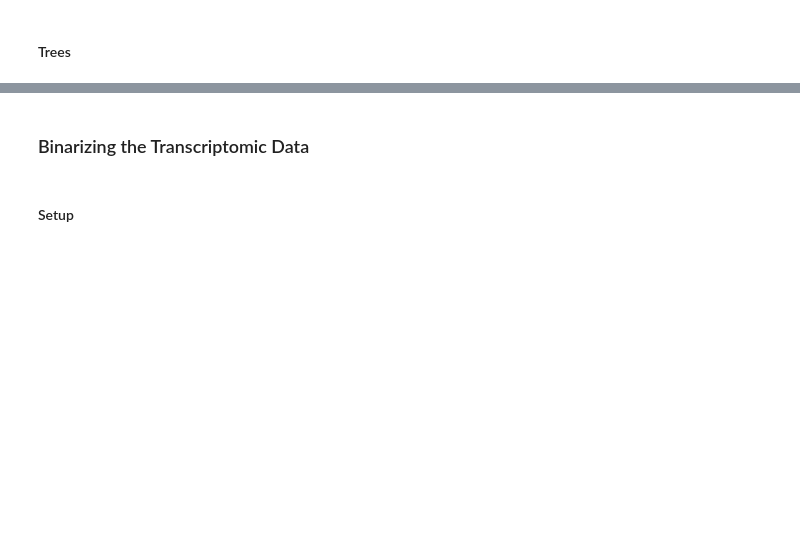
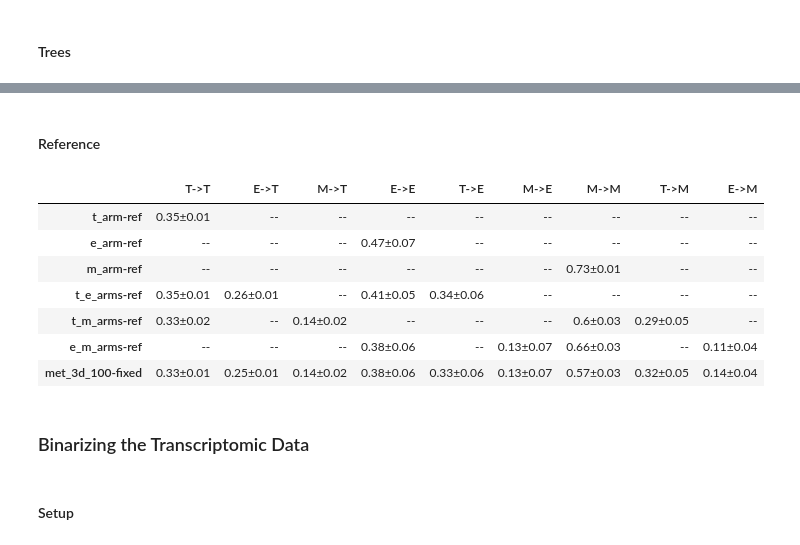
Before and after one commit to AllenInstitute/cplAE_MET, a Jupyter notebook: notebooks/Results.ipynb, the cells around one changed output, grey strips where cells are left out. Cells and saved outputs as stored; diff of their text form; code cells hidden in the pictures; blank space fills up the shorter version.

```diff
--- a/notebooks/Results.ipynb
+++ b/notebooks/Results.ipynb
@@ -569,3 +690,20 @@ build_table(general_scores, [
+# %% [markdown]
+#### Reference
+# %%
+build_table(general_scores, [
+    ("T->T", "patchseq", "T->T"), ("E->T", "patchseq", "E->T"), ("M->T", "patchseq", "M->T"), ("E->E", "patchseq", "E->E"),
+    ("T->E", "patchseq", "T->E"), ("M->E", "patchseq", "M->E"), ("M->M", "patchseq", "M->M"), ("T->M", "patchseq", "T->M"),
+    ("E->M", "patchseq", "E->M")],
+            ["ref", "fixed"], 2)
+# %% [output]
+|  | T->T | E->T | M->T | E->E | T->E | M->E | M->M | T->M | E->M |
+| t_arm-ref | 0.35±0.01 | -- | -- | -- | -- | -- | -- | -- | -- |
+| e_arm-ref | -- | -- | -- | 0.47±0.07 | -- | -- | -- | -- | -- |
+| m_arm-ref | -- | -- | -- | -- | -- | -- | 0.73±0.01 | -- | -- |
+| t_e_arms-ref | 0.35±0.01 | 0.26±0.01 | -- | 0.41±0.05 | 0.34±0.06 | -- | -- | -- | -- |
+| t_m_arms-ref | 0.33±0.02 | -- | 0.14±0.02 | -- | -- | -- | 0.6±0.03 | 0.29±0.05 | -- |
+| e_m_arms-ref | -- | -- | -- | 0.38±0.06 | -- | 0.13±0.07 | 0.66±0.03 | -- | 0.11±0.04 |
+| met_3d_100-fixed | 0.33±0.01 | 0.25±0.01 | 0.14±0.02 | 0.38±0.06 | 0.33±0.06 | 0.13±0.07 | 0.57±0.03 | 0.32±0.05 | 0.14±0.04 |
 # %% [markdown]
 ### Binarizing the Transcriptomic Data
 # %% [markdown]
```
Also changed, not shown: parts of 12 cells of this notebook, 4 other files.
